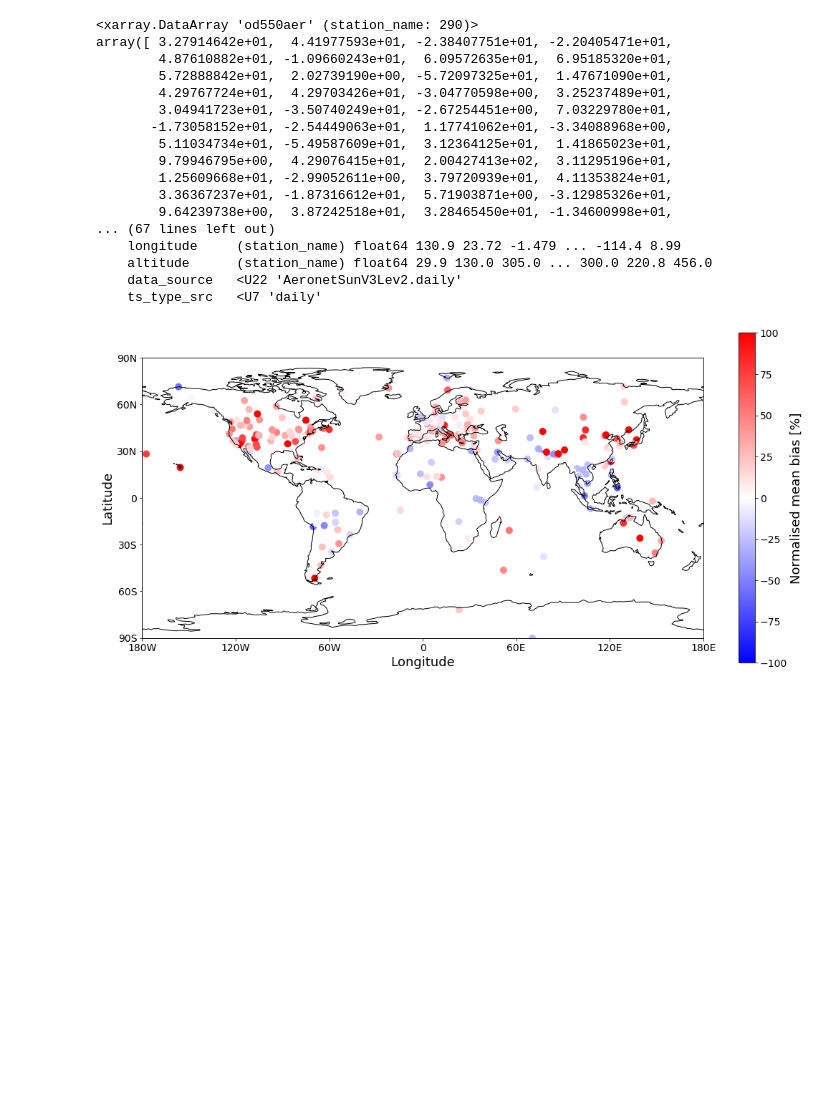
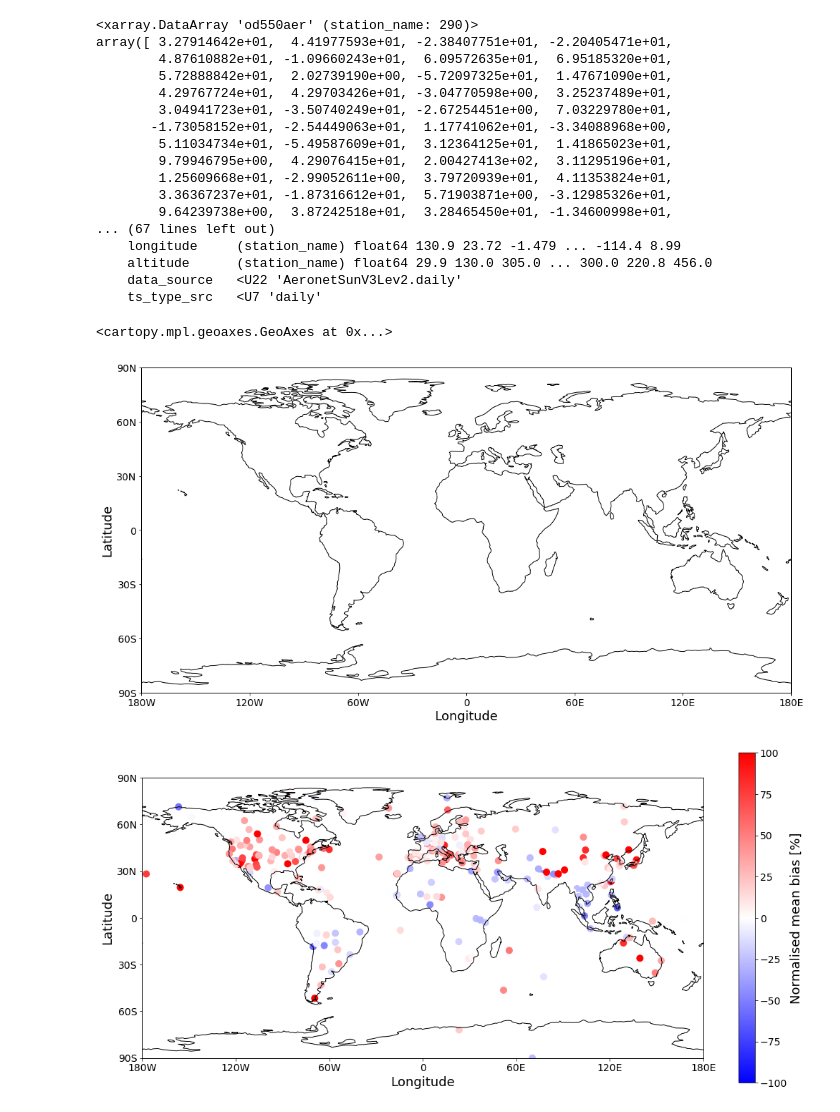
Before and after one commit to NordicESMhub/NEGI-Abisko-2019, a Jupyter notebook: content/training/pyaerocom/jgliss_intro_model_evaluation_pyaerocom.ipynb, the cells around one changed output. Saved outputs shown, nothing was run; the diff lists cells and outputs as text; code cells hidden in the pictures; blank space fills up the shorter version.

```diff
--- a/content/training/pyaerocom/jgliss_intro_model_evaluation_pyaerocom.ipynb
+++ b/content/training/pyaerocom/jgliss_intro_model_evaluation_pyaerocom.ipynb
@@ -474,5 +545,10 @@ array([ 3.27914642e+01,  4.41977593e+01, -2.38407751e+01, -2.20405471e+01,
     altitude      (station_name) float64 29.9 130.0 305.0 ... 300.0 220.8 456.0
     data_source   <U22 'AeronetSunV3Lev2.daily'
     ts_type_src   <U7 'daily'
+# %%
+ax = pya.plot.mapping.init_map()
+# %% [output]
+<cartopy.mpl.geoaxes.GeoAxes at 0x...>
+[figure, added]
 # %%
 ax = pya.plot.mapping.init_map()
```
Also changed, not shown: parts of 14 cells of this notebook, 3 other files.
